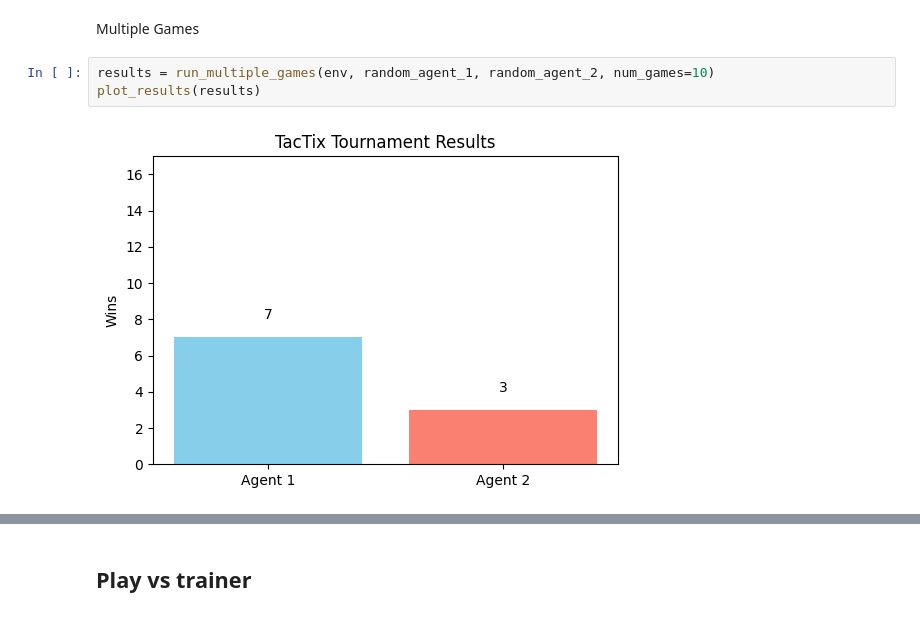
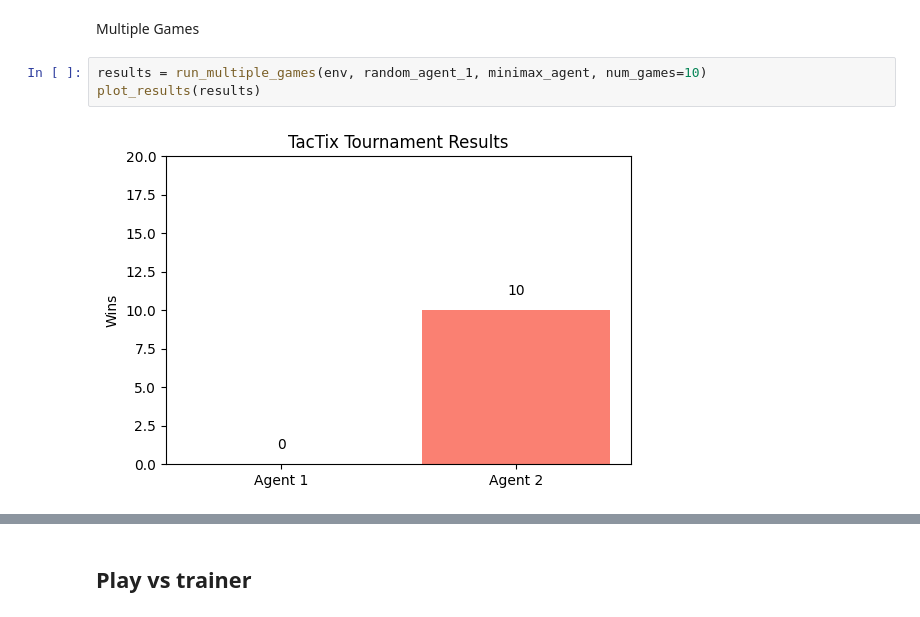
Before and after one commit to agustin2606/IA, a Jupyter notebook: tactix/tactix.ipynb, the cells around one changed output, grey strips where cells are left out. Drawn from its saved outputs; the diff is of its cells as text.

```diff
--- a/tactix/tactix.ipynb
+++ b/tactix/tactix.ipynb
@@ -58,7 +66,7 @@ TypeError: Can't instantiate abstract class MinimaxAgent with abstract method ac
 # %% [markdown]
 Multiple Games
 # %%
-results = run_multiple_games(env, random_agent_1, random_agent_2, num_games=10)
+results = run_multiple_games(env, random_agent_1, minimax_agent, num_games=10)
 plot_results(results)
 # %% [output]
-[figure, old version]
+[figure, new version]
```
Also changed, not shown: parts of 8 cells of this notebook, 42 other files.
